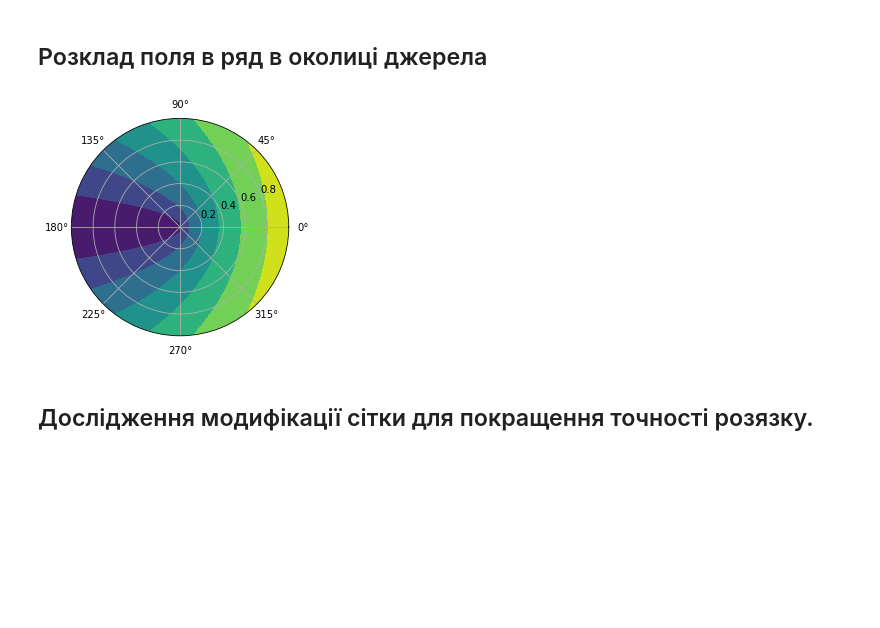
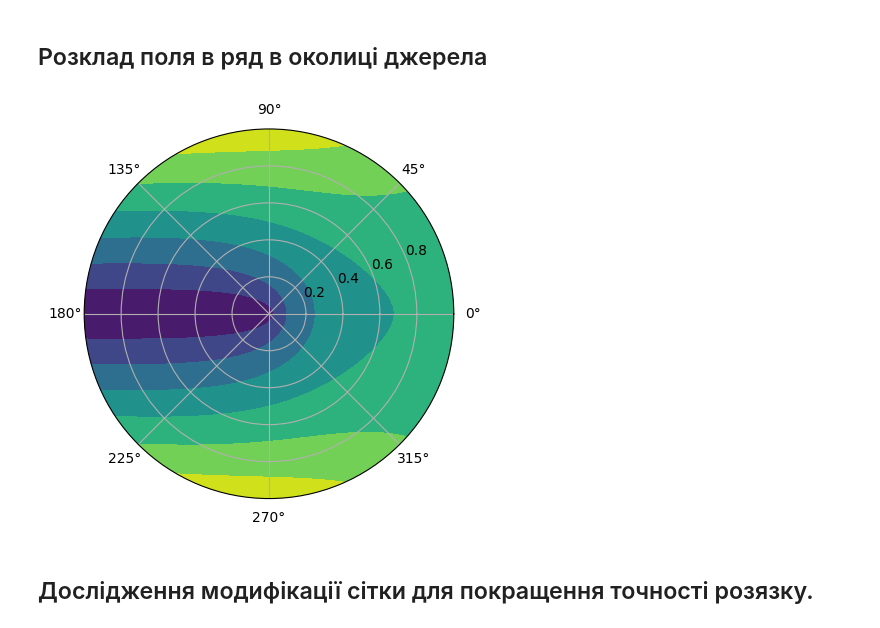
Before and after one commit to okmechak/riversimpy, a Jupyter notebook: numericals_research.ipynb, the cells around one changed output. Drawn from its saved outputs; the diff is of its cells as text; code cells hidden in the pictures; blank space fills up the shorter version.

```diff
--- a/numericals_research.ipynb
+++ b/numericals_research.ipynb
@@ -169,23 +169,26 @@ print(res)
 # %% [markdown]
 ## Розклад поля в ряд в околиці джерела
 # %%
+import numpy as np
+import matplotlib.pyplot as plt
+
 azimuths = np.radians(np.linspace(-180, 180, 360))
 zeniths = np.arange(0, 1, 0.0001)
 
 r, theta = np.meshgrid(zeniths, azimuths)
 
 a1 = 1
 a2 = 0
-a3 = 0
+a3 = -0.4
 values = a1 * np.sqrt(r) * np.cos(theta/2) + a2 * r * np.sin(theta) + a3 * np.power(r, 3/2) * np.cos(3*theta/2)
 
 #-- Plot... ------------------------------------------------
 fig, ax = plt.subplots(subplot_kw = dict(projection='polar'))
 ax.contourf(theta, r, values)
 
 plt.show()
 # %% [output]
-[figure, old version]
+[figure, new version]
 # %% [markdown]
 ## Дослідження модифікації сітки для покращення точності розязку.
 # %% [markdown]
```
